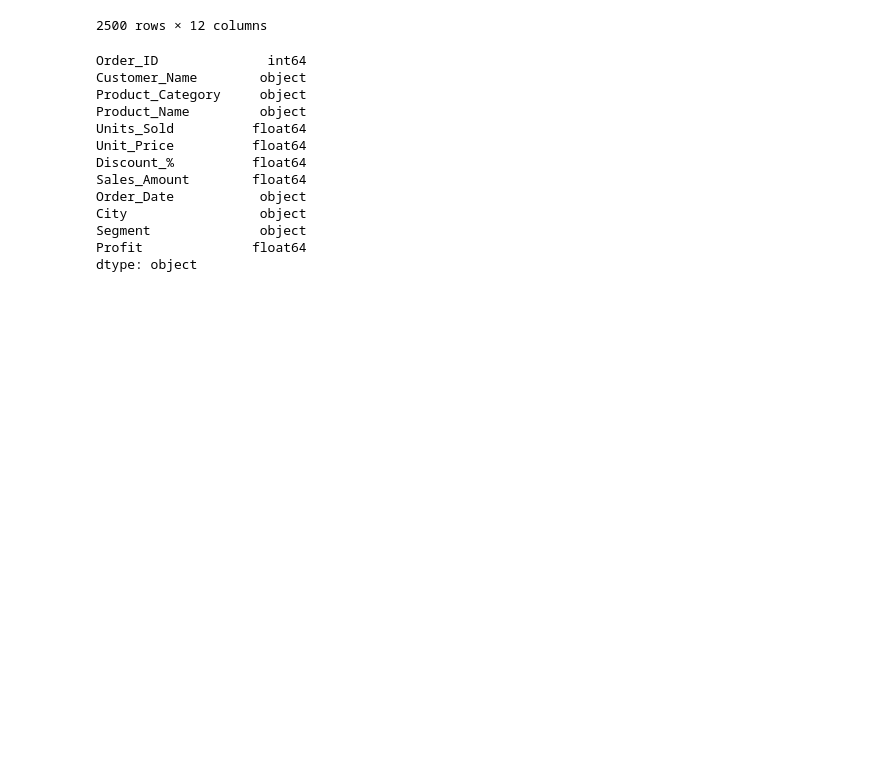
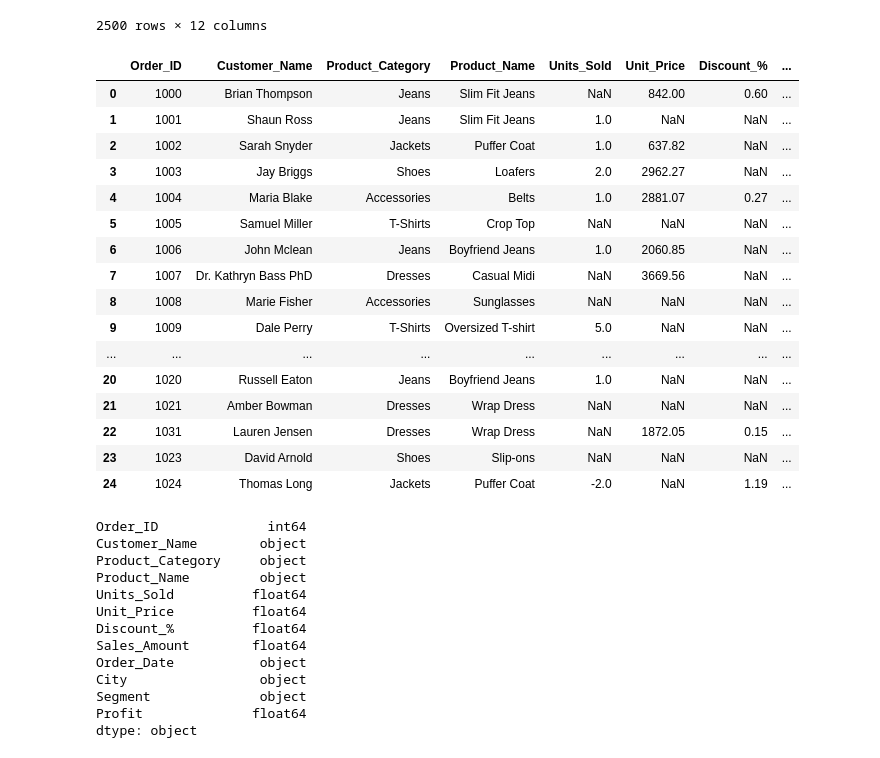
Before and after one commit to paulemoussavou3-alt/Analyse_commande_commerciale, a Jupyter notebook: train_ca.ipynb, the cells around one changed output. Drawn from its saved outputs; the diff is of its cells as text; code cells hidden in the pictures; blank space fills up the shorter version.

```diff
--- a/train_ca.ipynb
+++ b/train_ca.ipynb
@@ -22,6 +22,26 @@ data
 | 2498 | 3498 | Angela Adkins | Jeans | Straight Cut | 5.0 | 3844.19 | NaN | ... |
 | 2499 | 3499 | Zachary Werner | T-Shirts | Graphic Tee | 6.0 | 1239.75 | NaN | ... |
 2500 rows × 12 columns
+# %%
+data.head(25)
+# %% [output]
+|  | Order_ID | Customer_Name | Product_Category | Product_Name | Units_Sold | Unit_Price | Discount_% | ... |
+| 0 | 1000 | Brian Thompson | Jeans | Slim Fit Jeans | NaN | 842.00 | 0.60 | ... |
+| 1 | 1001 | Shaun Ross | Jeans | Slim Fit Jeans | 1.0 | NaN | NaN | ... |
+| 2 | 1002 | Sarah Snyder | Jackets | Puffer Coat | 1.0 | 637.82 | NaN | ... |
+| 3 | 1003 | Jay Briggs | Shoes | Loafers | 2.0 | 2962.27 | NaN | ... |
+| 4 | 1004 | Maria Blake | Accessories | Belts | 1.0 | 2881.07 | 0.27 | ... |
+| 5 | 1005 | Samuel Miller | T-Shirts | Crop Top | NaN | NaN | NaN | ... |
+| 6 | 1006 | John Mclean | Jeans | Boyfriend Jeans | 1.0 | 2060.85 | NaN | ... |
+| 7 | 1007 | Dr. Kathryn Bass PhD | Dresses | Casual Midi | NaN | 3669.56 | NaN | ... |
+| 8 | 1008 | Marie Fisher | Accessories | Sunglasses | NaN | NaN | NaN | ... |
+| 9 | 1009 | Dale Perry | T-Shirts | Oversized T-shirt | 5.0 | NaN | NaN | ... |
+| ... | ... | ... | ... | ... | ... | ... | ... | ... |
+| 20 | 1020 | Russell Eaton | Jeans | Boyfriend Jeans | 1.0 | NaN | NaN | ... |
+| 21 | 1021 | Amber Bowman | Dresses | Wrap Dress | NaN | NaN | NaN | ... |
+| 22 | 1031 | Lauren Jensen | Dresses | Wrap Dress | NaN | 1872.05 | 0.15 | ... |
+| 23 | 1023 | David Arnold | Shoes | Slip-ons | NaN | NaN | NaN | ... |
+| 24 | 1024 | Thomas Long | Jackets | Puffer Coat | -2.0 | NaN | 1.19 | ... |
 # %%
 data.dtypes
 # %% [output]
```
Also changed, not shown: parts of 11 cells of this notebook, 4 other files.
